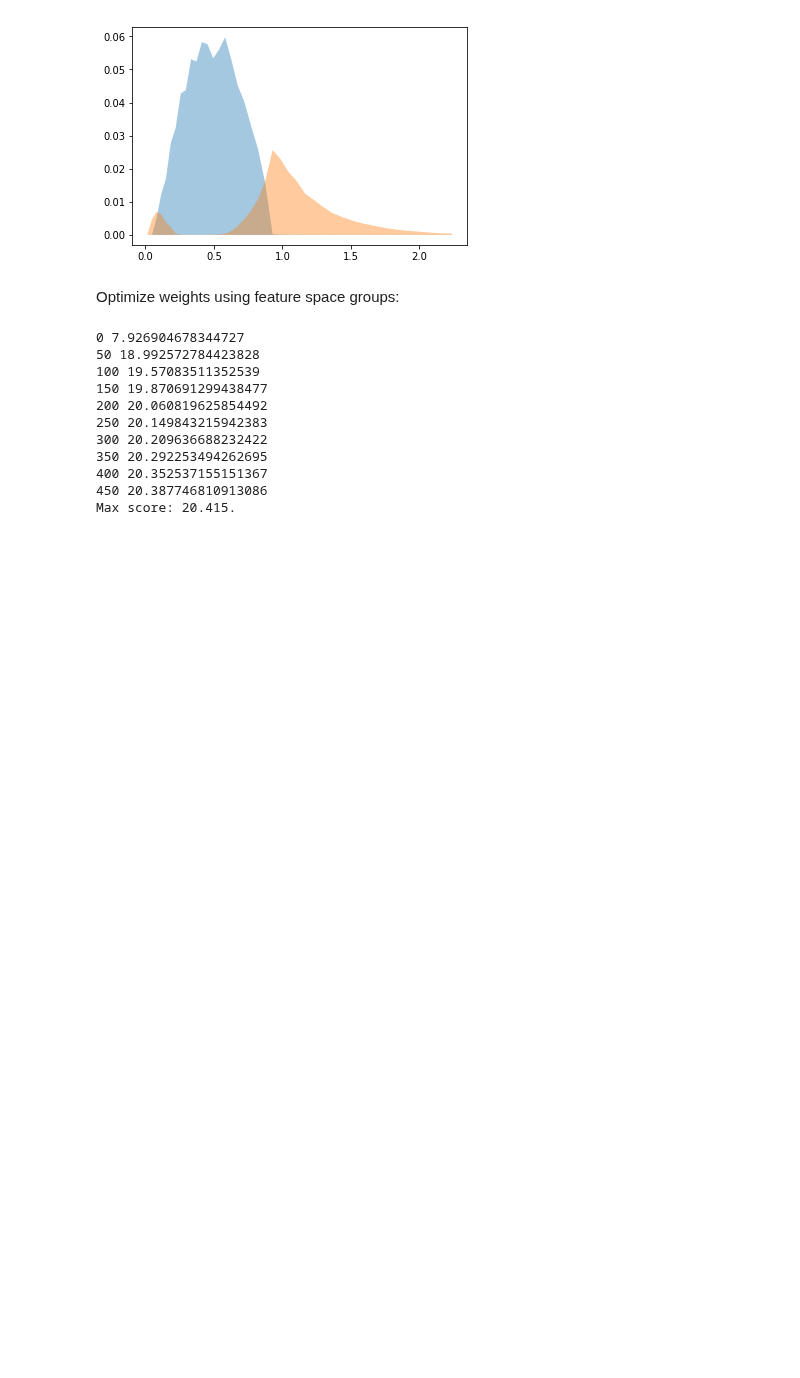
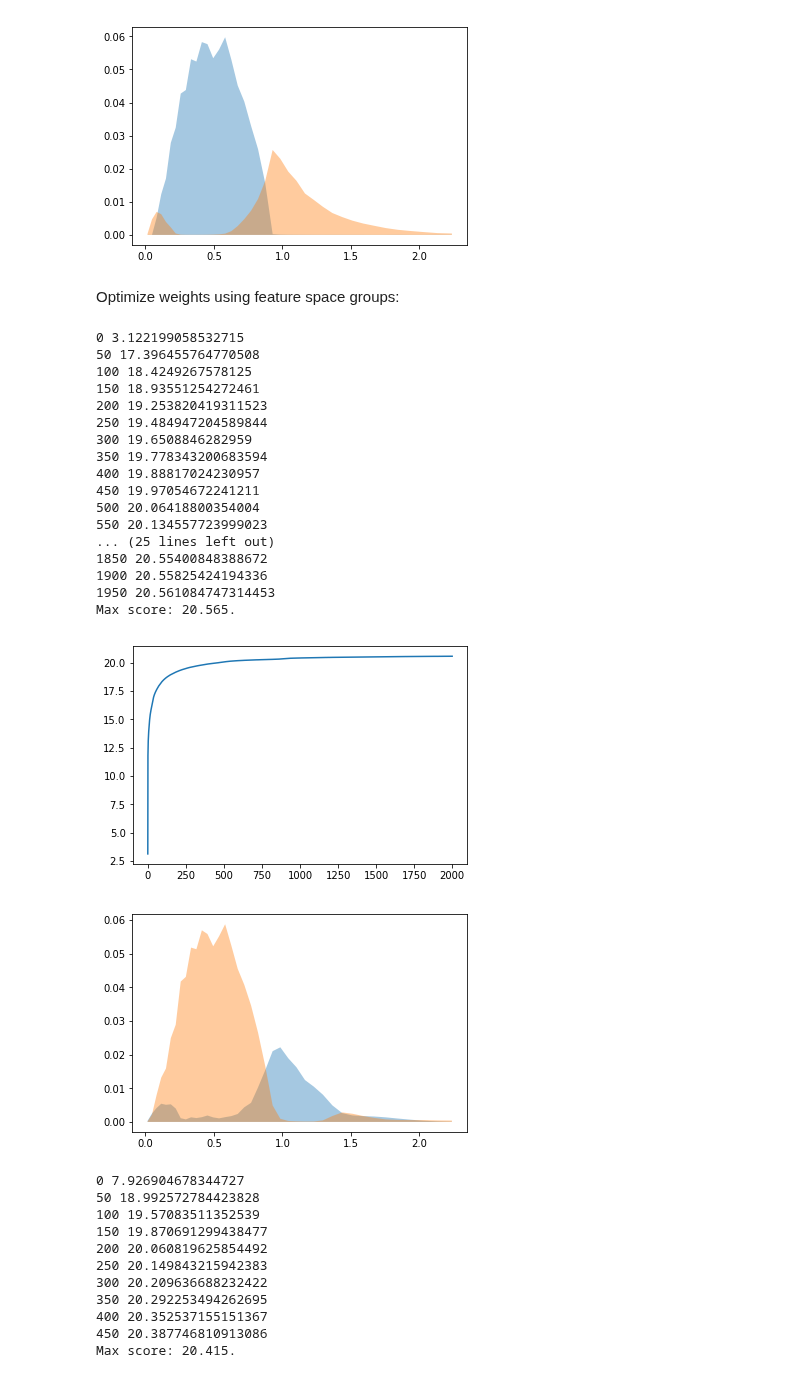
Before and after one commit to dkirkby/zotbin, a Jupyter notebook: Refine.ipynb, the cells around one changed output. Drawn from its saved outputs; the diff is of its cells as text; code cells hidden in the pictures; blank space fills up the shorter version.

```diff
--- a/Refine.ipynb
+++ b/Refine.ipynb
@@ -13,6 +13,8 @@ from zotbin.reweight import reweighted_metrics
 from zotbin.binned import load_binned
 # %%
 zedges, fedges, grpidw, zhistw, zsimw = load_groups('groups_20_120_200.npz')
+# %%
+zedges, fedges, grpidw4, zhistw4, zsimw4 = load_groups('groups_20_120_400.npz')
 # %%
 zedges, fedges, grpidn, zhistn, zsimn = load_groups('groups_20_120_200_nowgt.npz')
 # %%
@@ -153,6 +140,28 @@ def optimize_bins(zhist, nbin=2, niter=100, eta=0.5, seed=1, gals_per_arcmin2=20
         return jnp.dot(w / w.sum(axis=0), mixing)
 
     return train(p, get_weights, niter, eta)
+# %%
+optimize_bins(zhistw4, 2, eta=1.5, niter=2000);
+# %% [output]
+0 3.122199058532715
+50 17.396455764770508
+100 18.4249267578125
+150 18.93551254272461
+200 19.253820419311523
+250 19.484947204589844
+300 19.6508846282959
+350 19.778343200683594
+400 19.88817024230957
+450 19.97054672241211
+500 20.06418800354004
+550 20.134557723999023
+... (25 lines left out)
+1850 20.55400848388672
+1900 20.55825424194336
+1950 20.561084747314453
+Max score: 20.565.
+[figure, added]
+[figure, added]
 # %%
 optimize_bins(zhistw, 2, eta=2, niter=500);
 # %% [output]
```
Also changed, not shown: parts of 1 cell of this notebook.
